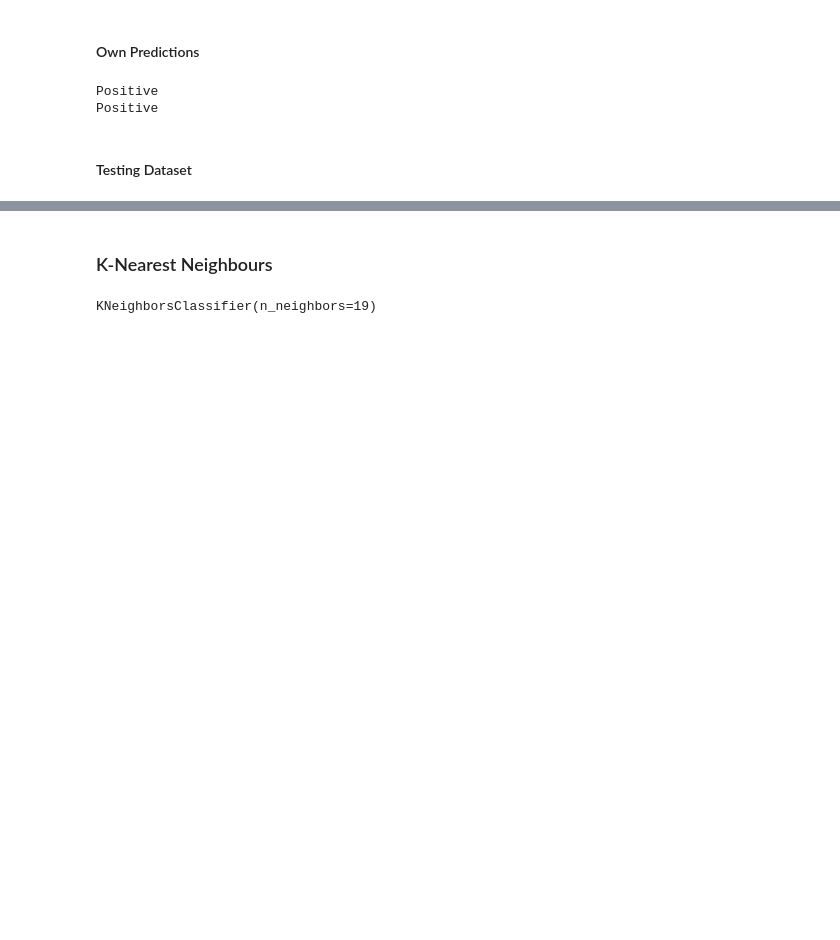
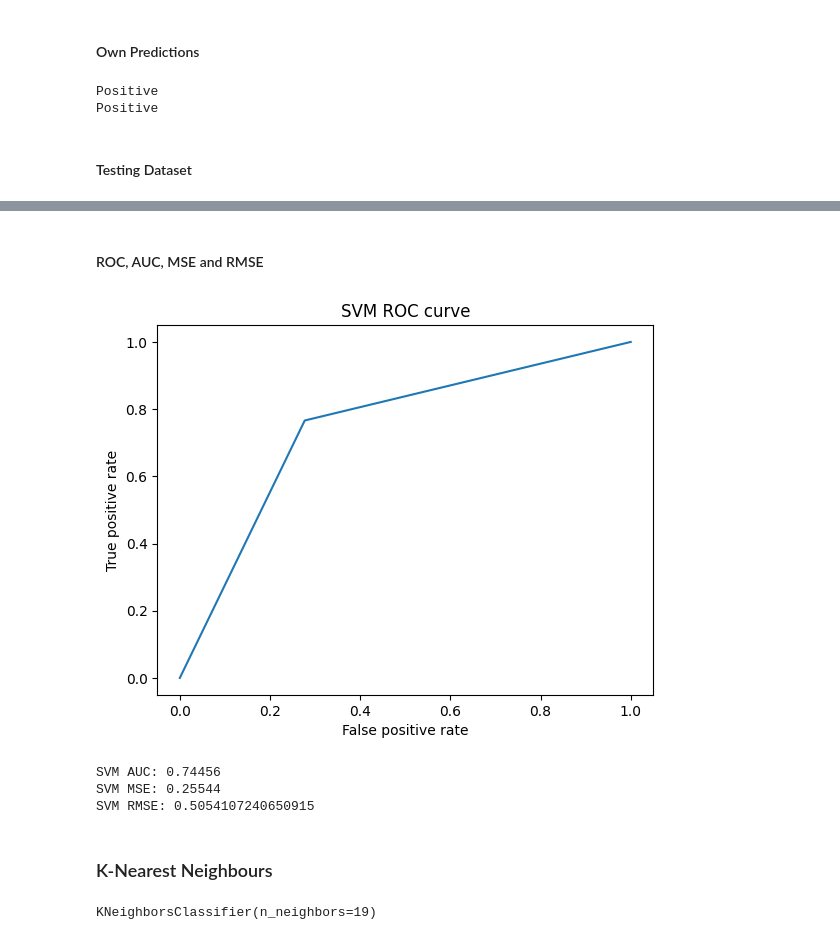
Before and after one commit to szymonj99/CO3519, a Jupyter notebook: assignment/Movie_Reviews.ipynb, the cells around one changed output, grey strips where cells are left out. Drawn from its saved outputs; the diff is of its cells as text; code cells hidden in the pictures; blank space fills up the shorter version.

```diff
--- a/assignment/Movie_Reviews.ipynb
+++ b/assignment/Movie_Reviews.ipynb
@@ -564,3 +591,27 @@ weighted avg       0.74      0.74      0.74     25000
+# %% [markdown]
+#### ROC, AUC, MSE and RMSE
+# %%
+# Receiver Operating Characteristic curve
+fpr, tpr, thresholds = roc_curve(sentiments_test, svm_predictions)
+plt.plot(fpr, tpr)
+plt.xlabel("False positive rate")
+plt.ylabel("True positive rate")
+plt.title("SVM ROC curve")
+plt.show()
+
+# AUC
+auc = roc_auc_score(sentiments_test, svm_predictions)
+print("SVM AUC:", auc)
+
+# Mean Squared Error
+mse = mean_squared_error(sentiments_test, svm_predictions)
+print("SVM MSE:", mse)
+print("SVM RMSE:", sqrt(mse))
+# %% [output]
+[figure, added]
+SVM AUC: 0.74456
+SVM MSE: 0.25544
+SVM RMSE: 0.5054107240650915
 # %% [markdown]
 ### K-Nearest Neighbours
 # %%
```
Also changed, not shown: parts of 27 cells of this notebook.
